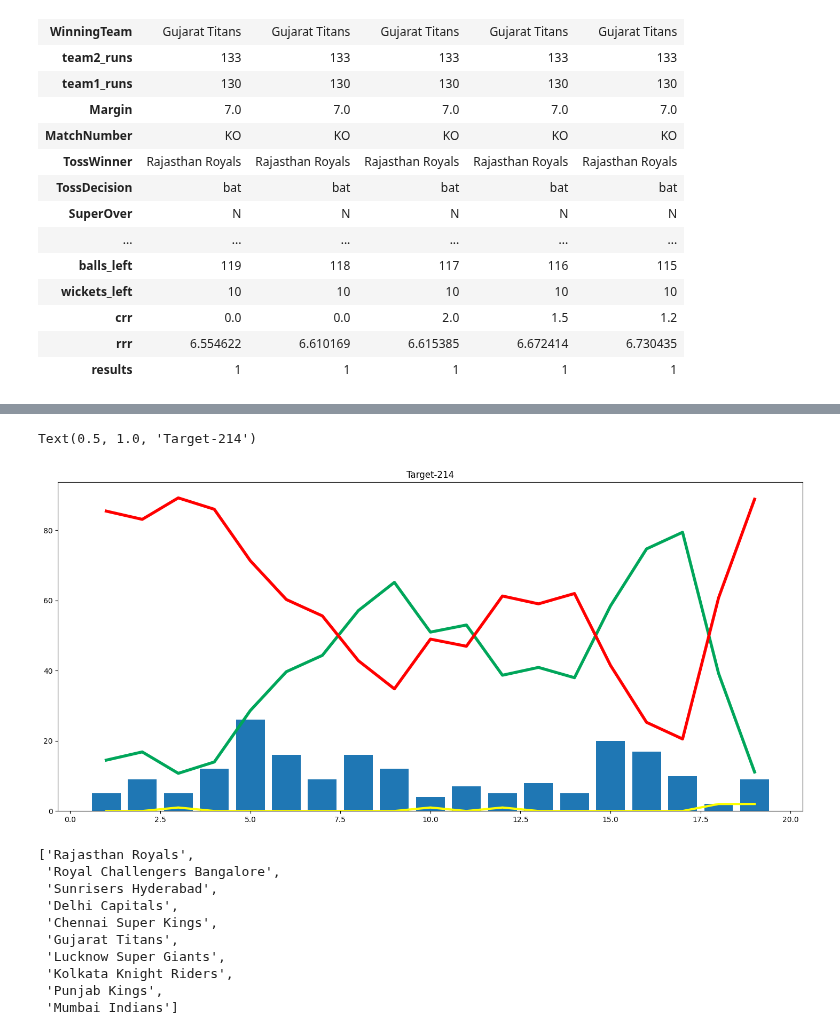
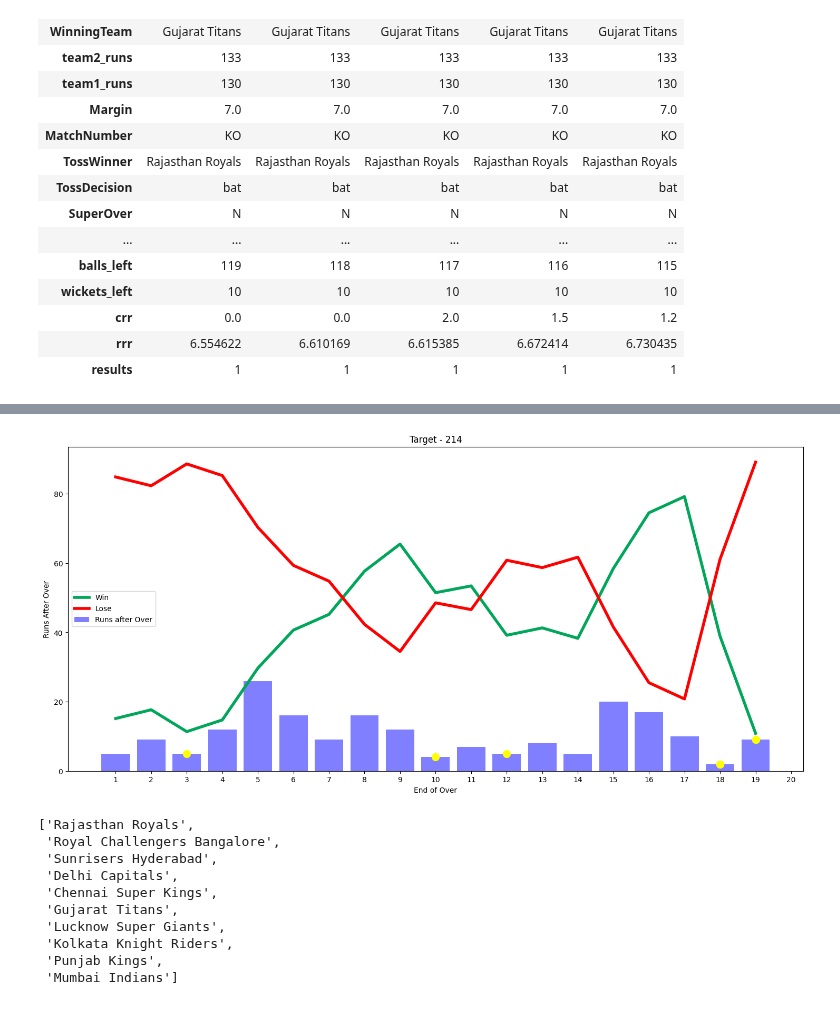
Before and after one commit to bainskarman/projects, a Jupyter notebook: IPL Winner Prediction/notebook.ipynb, the cells around one changed output, grey strips where cells are left out. Saved outputs shown, nothing was run; the diff lists cells and outputs as text; code cells hidden in the pictures.

```diff
--- a/IPL Winner Prediction/notebook.ipynb
+++ b/IPL Winner Prediction/notebook.ipynb
@@ -447,14 +447,33 @@ Target- 214
-# %%
-import matplotlib.pyplot as plt
-plt.figure(figsize=(18,8))
-plt.plot(temp_df['end_of_over'],temp_df['wickets_in_over'],color='yellow',linewidth=3)
-plt.plot(temp_df['end_of_over'],temp_df['win'],color='#00a65a',linewidth=4)
-plt.plot(temp_df['end_of_over'],temp_df['lose'],color='red',linewidth=4)
-plt.bar(temp_df['end_of_over'],temp_df['runs_after_over'])
-plt.title('Target-' + str(target))
-# %% [output]
-Text(0.5, 1.0, 'Target-214')
-[figure, removed]
+# %%
+import matplotlib.pyplot as plt
+
+# Assuming temp_df is your DataFrame containing the data
+
+# Your existing code
+plt.figure(figsize=(18, 8))
+plt.plot(temp_df['end_of_over'], temp_df['win'], color='#00a65a', linewidth=4, label='Win')
+plt.plot(temp_df['end_of_over'], temp_df['lose'], color='red', linewidth=4, label='Lose')
+
+# Plotting runs_after_over as a bar plot
+plt.bar(temp_df['end_of_over'], temp_df['runs_after_over'], color='blue', alpha=0.5, label='Runs after Over')
+
+# Plotting yellow dots for wickets_in_over
+for index, row in temp_df.iterrows():
+    wickets = int(row['wickets_in_over'])  # Convert to integer
+    end_of_over = row['end_of_over']
+    plt.scatter([end_of_over] * wickets, [row['runs_after_over']] * wickets, color='yellow', s=100, zorder=5)
+
+# Set x-axis scale from 1 to 20
+plt.xticks(range(1, 21))
+
+# Adding labels and title
+plt.title('Target - ' + str(target))
+plt.xlabel('End of Over')
+plt.ylabel('Runs After Over')
+plt.legend()
+plt.show()
+# %% [output]
+[figure, added]
 # %%
 teams
 # %% [output]
```
Also changed, not shown: parts of 4 cells of this notebook, 3 other files.
